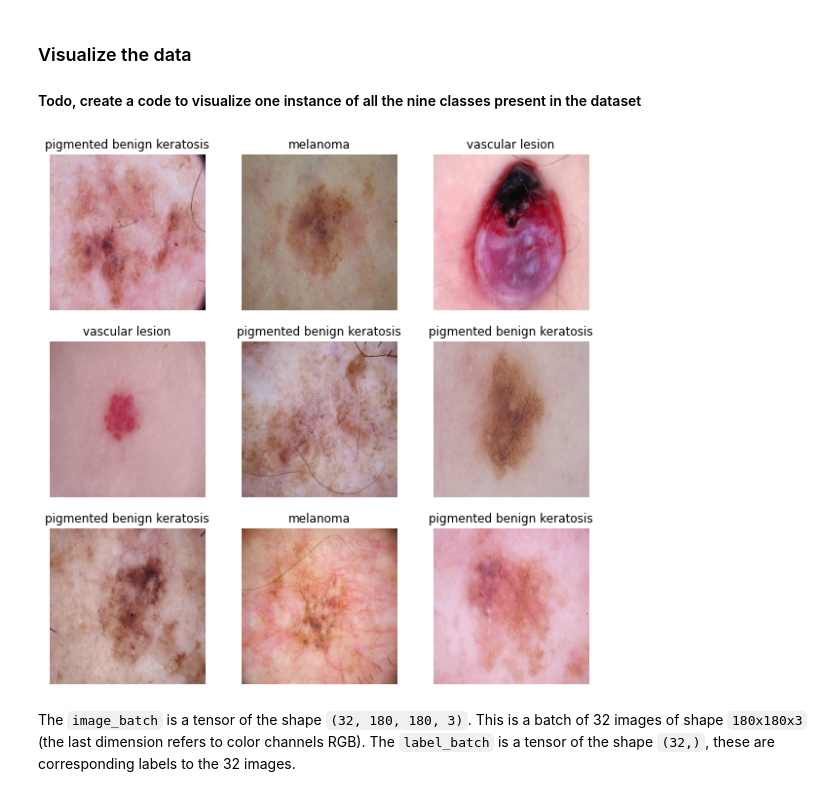
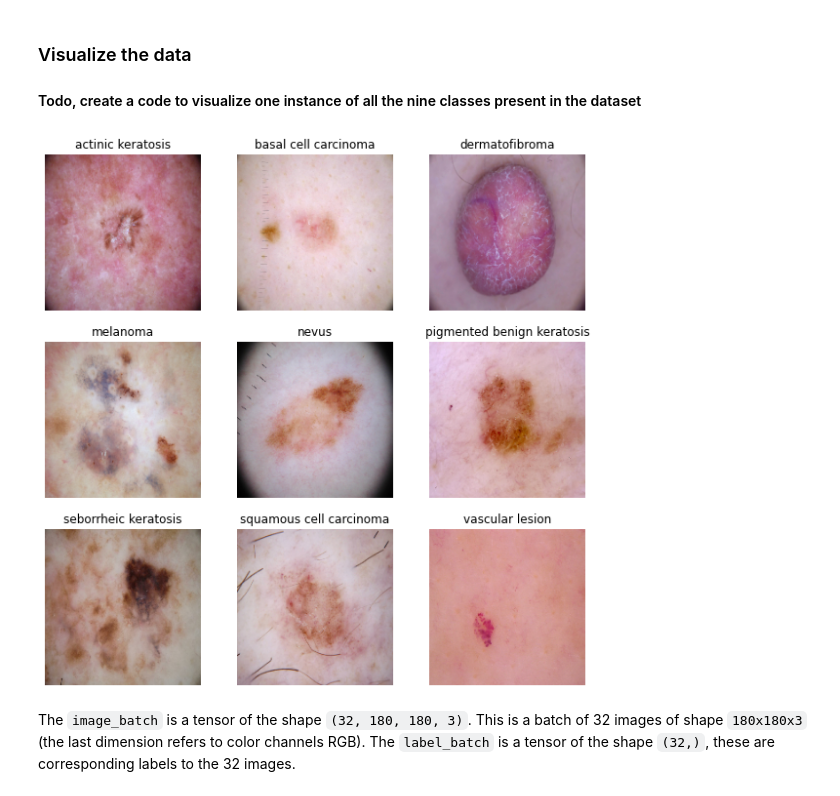
Before and after one commit to yashyasviagarwal/MelanomaDetectionCNN, a Jupyter notebook: MelanomaDetectionCNN.ipynb, the cells around one changed output. Saved outputs shown, nothing was run; the diff lists cells and outputs as text; code cells hidden in the pictures.

```diff
--- a/MelanomaDetectionCNN.ipynb
+++ b/MelanomaDetectionCNN.ipynb
@@ -62,9 +111,8 @@ This assignment uses a dataset of about 2357 images of skin cancer types. The da
 # %%
 # Defining the path for train and test images
 ## Todo: Update the paths of the train and test dataset
-root_path = '/content/gdrive/MyDrive/CNN/Skin_Data_Store'
-data_dir_train = pathlib.Path(root_path + '/Train')
-data_dir_test = pathlib.Path(root_path + '/Test')
+data_dir_train = pathlib.Path("/tmp/MelanomaDetectionCNN-main/SkinCancerDataset/Train")
+data_dir_test = pathlib.Path('/tmp/MelanomaDetectionCNN-main/SkinCancerDataset/Test')
 # %%
 image_count_train = len(list(data_dir_train.glob('*/*.jpg')))
 print(image_count_train)
@@ -91,12 +139,10 @@ Use 80% of the images for training, and 20% for validation.
 ## Write your train dataset here
 ## Note use seed=123 while creating your dataset using tf.keras.preprocessing.image_dataset_from_directory
 ## Note, make sure your resize your images to the size img_height*img_width, while writting the dataset
-
 train_ds = tf.keras.preprocessing.image_dataset_from_directory(
-  data_dir_train,
-  validation_split=0.2,
-  subset="training",
-  seed=123,
-  image_size=(img_height, img_width),
-  batch_size=batch_size)
+    directory= data_dir_train,
+    labels='inferred',
+    label_mode='int',
+    batch_size = batch_size,validation_split=0.2,subset="training",
+    image_size=(img_height, img_width),seed = 123)
 # %% [output]
@@ -139,16 +174,17 @@ print(class_names)
 #### Todo, create a code to visualize one instance of all the nine classes present in the dataset
 # %%
 import matplotlib.pyplot as plt
-
-plt.figure(figsize=(10, 10))
-for images, labels in train_ds.take(1):
-  for i in range(9):
-    ax = plt.subplot(3, 3, i + 1)
-    plt.imshow(images[i].numpy().astype("uint8"))
-    plt.title(class_names[labels[i]])
-    plt.axis("off")
+### your code goes here, you can use training or validation data to visualize
+plt.figure(figsize = (10,10))
+for i in range(len(class_names)):
+    filtered_ds = train_ds.filter(lambda x, l: tf.math.equal(l[0], i))
+    for image, label in filtered_ds.take(1):
+        ax = plt.subplot(3, 3, i+1)
+        plt.imshow(image[0].numpy().astype('uint8'))
+        plt.title(class_names[label.numpy()[0]])
+        plt.axis('off')
 # %% [output]
-[figure, old version]
+[figure, new version]
 # %% [markdown]
 The `image_batch` is a tensor of the shape `(32, 180, 180, 3)`. This is a batch of 32 images of shape `180x180x3` (the last dimension refers to color channels RGB). The `label_batch` is a tensor of the shape `(32,)`, these are corresponding labels to the 32 images.
 # %% [markdown]
```
Also changed, not shown: parts of 59 cells of this notebook.
